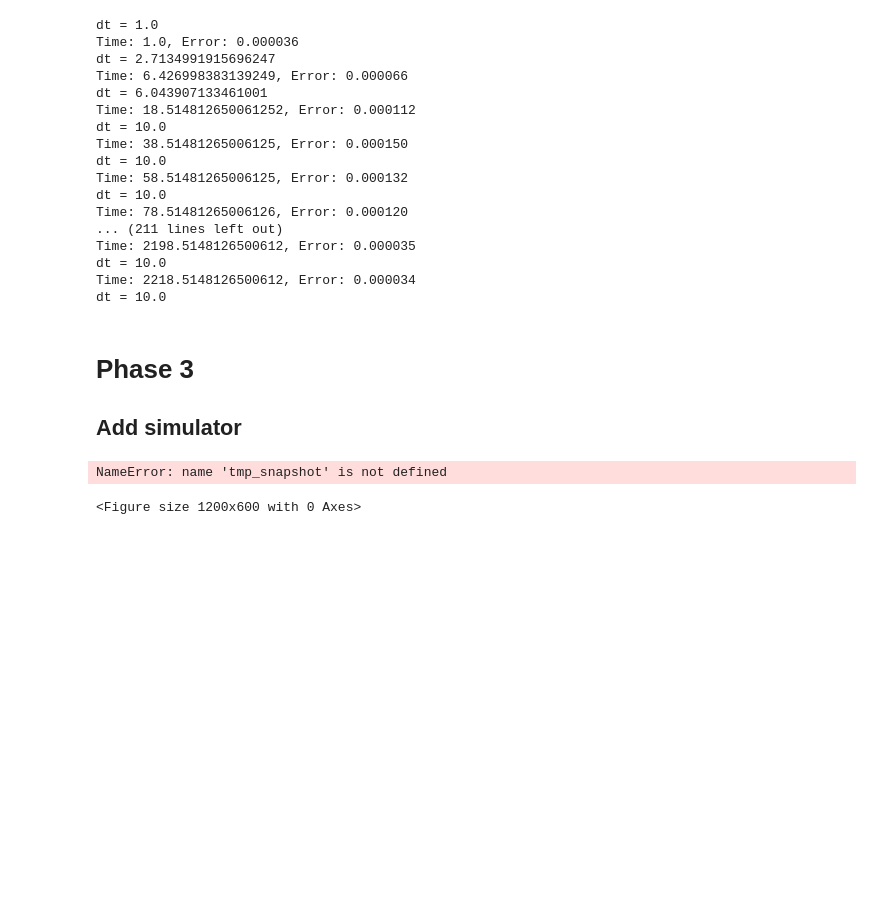
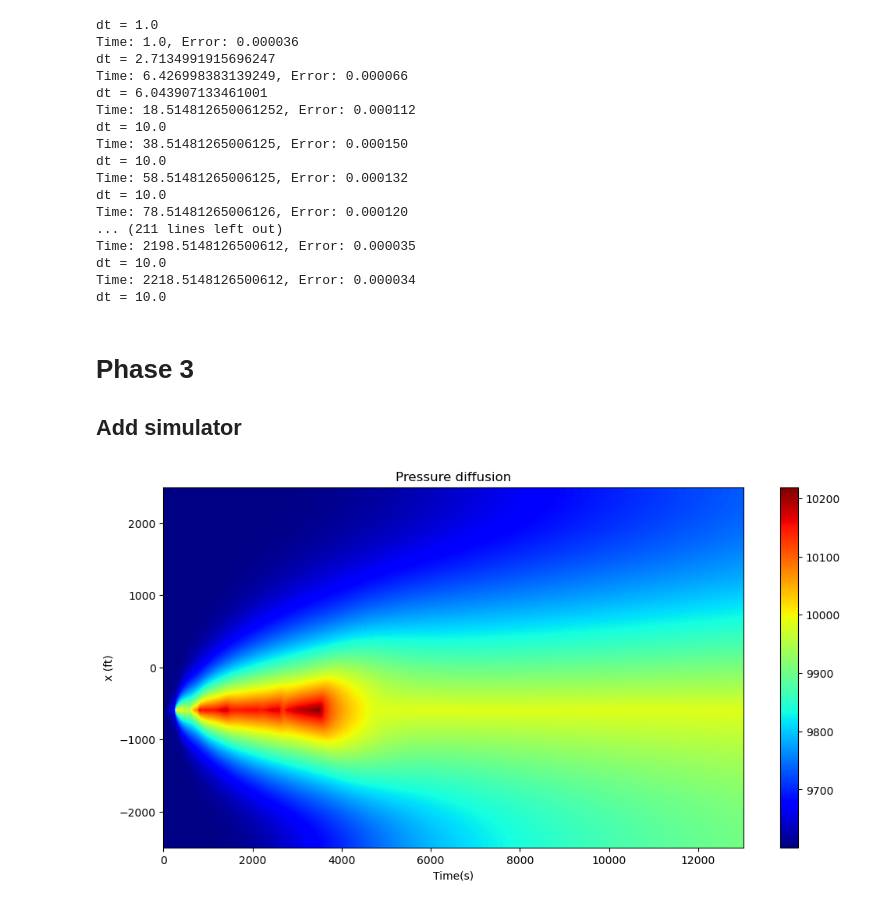
Before and after one commit to shenyaojin/well_leakage_physical_model, a Jupyter notebook: 061_optimizer_bug_fixed.ipynb, the cells around one changed output. Saved outputs shown, nothing was run; the diff lists cells and outputs as text; code cells hidden in the pictures; blank space fills up the shorter version.

```diff
--- a/061_optimizer_bug_fixed.ipynb
+++ b/061_optimizer_bug_fixed.ipynb
@@ -534,15 +534,17 @@ for i in range(len(diff_change_ratio)):
     np.savez(f"diffusion_snapshot_{i}.npz", snapshot=tmp_snapshot, taxis=np.concatenate((t, phase2_taxis[i], phase3_taxis[i])))
     # save the taxis
     np.save(f"diffusion_taxis_{i}.npy", np.concatenate((t, phase2_taxis[i], phase3_taxis[i])))
-# %%
-# Plot one of the results
-plt.figure(figsize=(12, 6))
-plt.imshow(tmp_snapshot, aspect='auto', cmap='jet', extent=[x[0], x[-1], 0, tmp_snapshot.shape[0]])
-plt.colorbar()
-plt.xlabel("x (m)")
-plt.ylabel("Time step")
-plt.title("Pressure diffusion")
-plt.show()
-# %% [output]
-NameError: name 'tmp_snapshot' is not defined
-<Figure size 1200x600 with 0 Axes>
+# %%
+# Load the snapshot
+tmp_snapshot = np.load("diffusion_snapshot_0.npz")['snapshot']
+# %%
+# Plot one of the results
+plt.figure(figsize=(12, 6))
+plt.imshow(tmp_snapshot.T, aspect='auto', cmap='jet', extent=[0, t[-1], x[0], x[-1]])
+plt.colorbar()
+plt.ylabel("x (ft)")
+plt.xlabel("Time(s)")
+plt.title("Pressure diffusion")
+plt.show()
+# %% [output]
+[figure, added]
```
Also changed, not shown: 1 other file.
